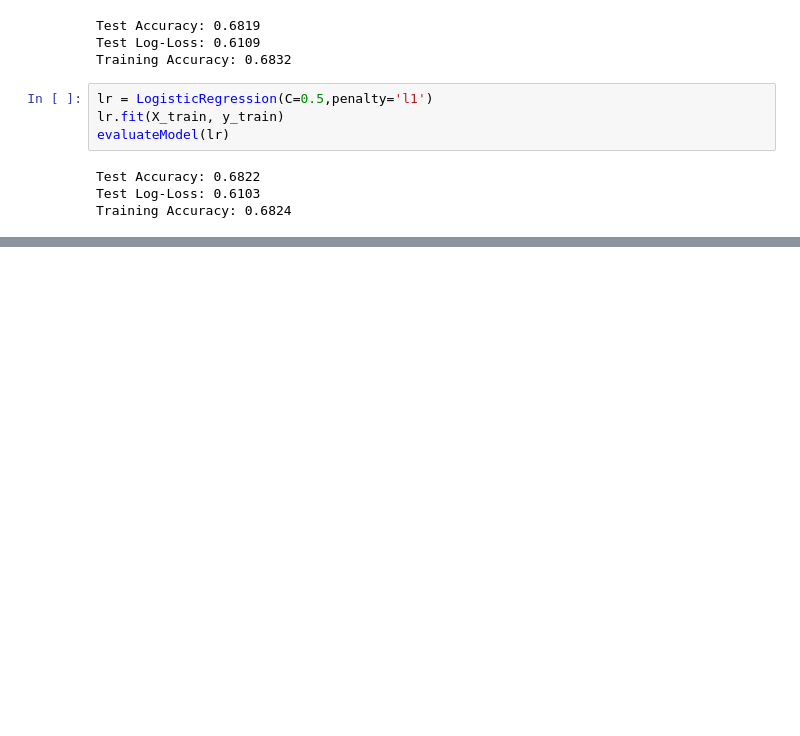
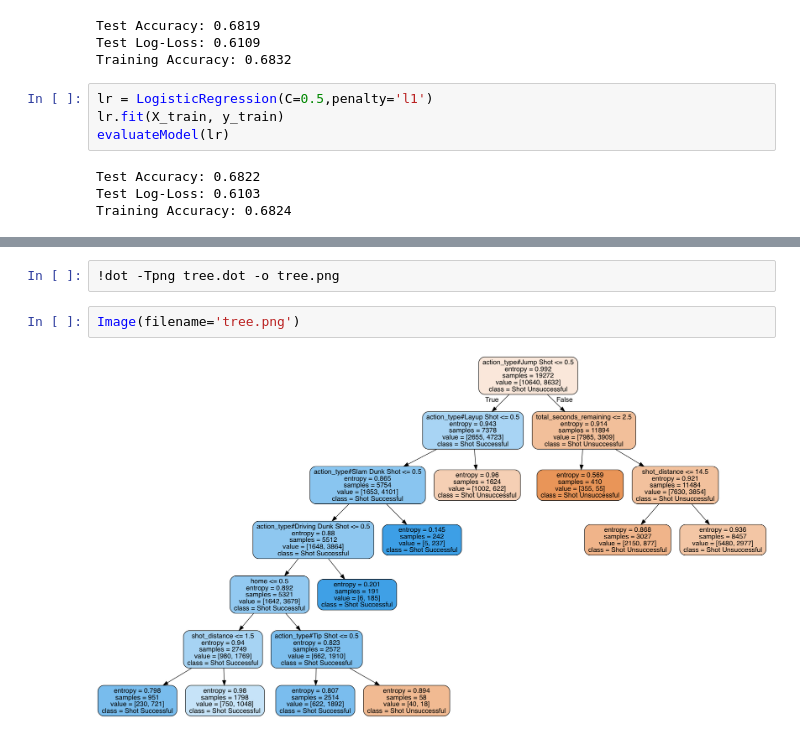
Before and after one commit to anishpdalal/mamba-mentality, a Jupyter notebook: Random Forest.ipynb, the cells around one changed output, grey strips where cells are left out. Drawn from its saved outputs; the diff is of its cells as text; blank space fills up the shorter version.

```diff
--- a/Random Forest.ipynb
+++ b/Random Forest.ipynb
@@ -190,0 +261,6 @@ Training Accuracy: 0.6824
+# %%
+!dot -Tpng tree.dot -o tree.png
+# %%
+Image(filename='tree.png')
+# %% [output]
+[figure, added]
```
Also changed, not shown: parts of 19 cells of this notebook, 1 other file.
